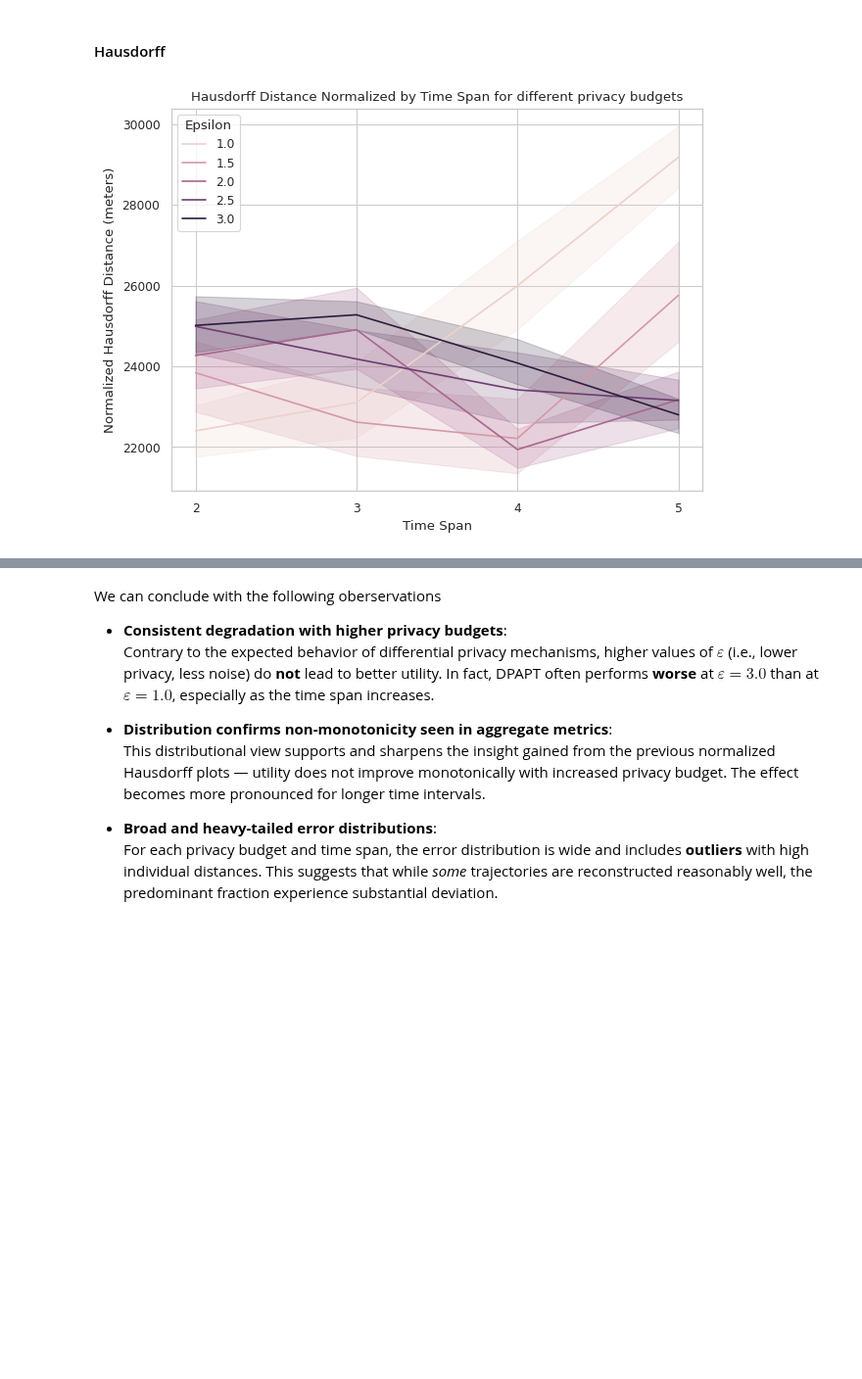
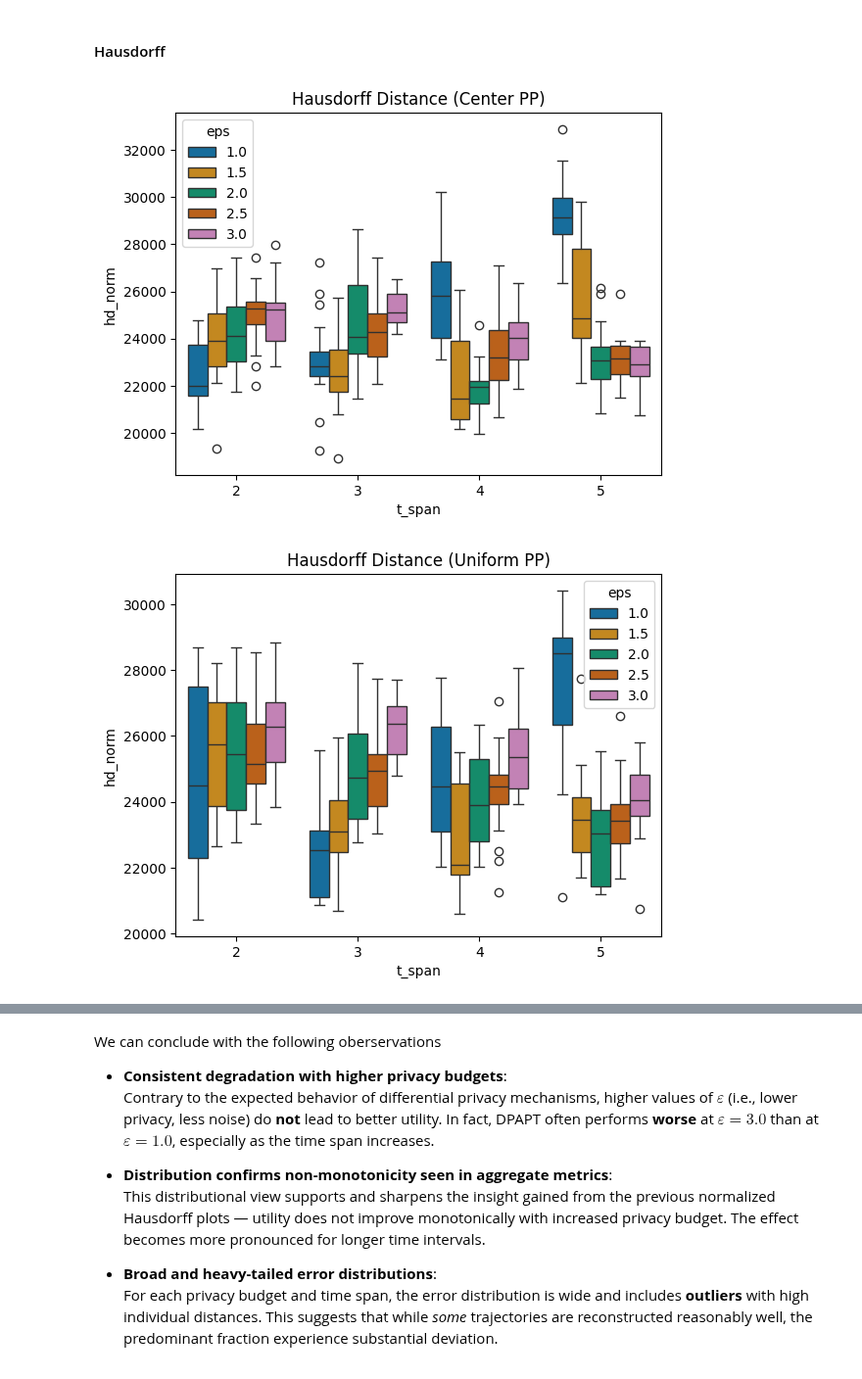
Before and after one commit to lorenzHeinrich/dp-trajectory-publication, a Jupyter notebook: notebooks/evaulation.ipynb, the cells around one changed output, grey strips where cells are left out. Shown at 98% size. Cells and saved outputs as stored; diff of their text form; code cells hidden in the pictures; blank space fills up the shorter version.

```diff
--- a/notebooks/evaulation.ipynb
+++ b/notebooks/evaulation.ipynb
@@ -223,7 +221,13 @@ def hd_lineplot(df, ax=None, title=None, out_file=None):
 # %%
 # fix_eps = {"eps": 1}
 basic_t_range_center_pp = filter_df(basic_stats, {**pp_center})
-hd_lineplot(basic_t_range_center_pp, ax=plt.gca(), out_file="basic_hd_center_pp")
+hd_boxplot(basic_t_range_center_pp, ax=plt.gca(), title="Hausdorff Distance (Center PP)")
 plt.show()
 # %% [output]
-[figure, old version]
+[figure, new version]
+# %%
+basic_t_range_uniform_pp = filter_df(basic_stats, {**pp_uniform})
+hd_boxplot(basic_t_range_uniform_pp, ax=plt.gca(), title="Hausdorff Distance (Uniform PP)")
+plt.show()
+# %% [output]
+[figure, added]
```
Also changed, not shown: parts of 38 cells of this notebook, 14 other files.
